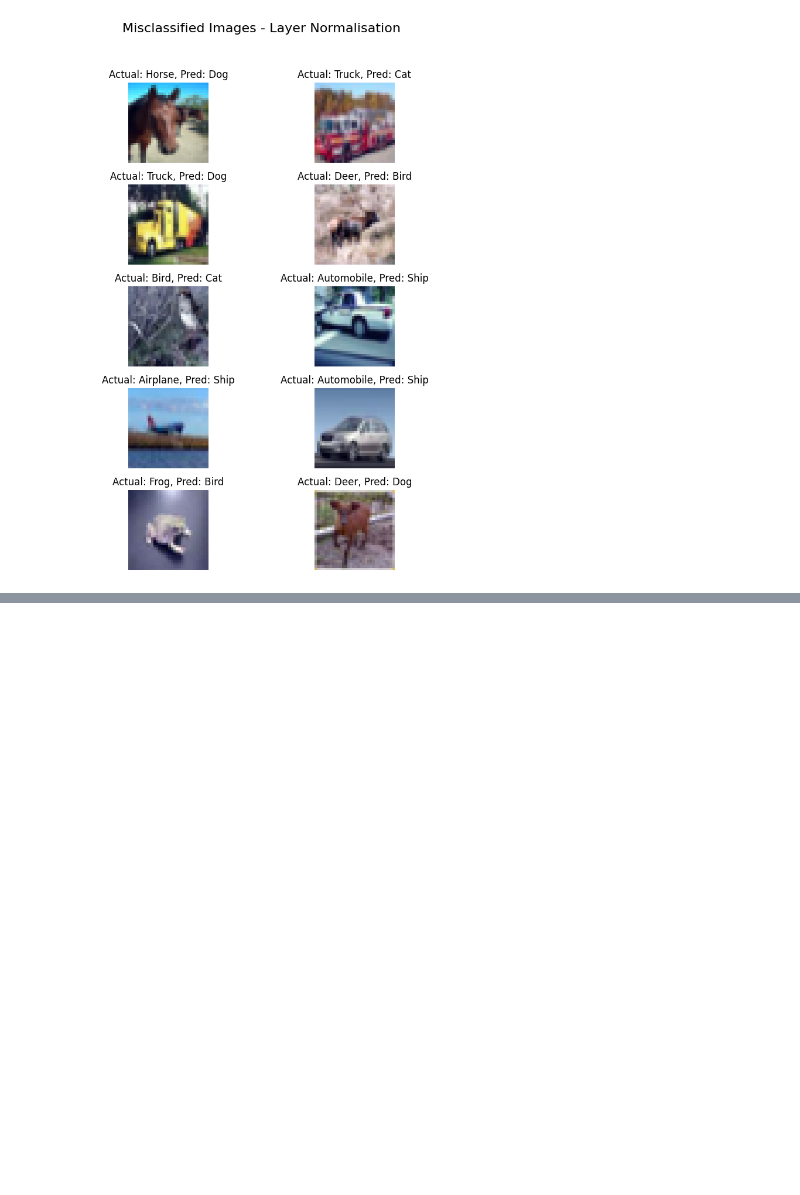
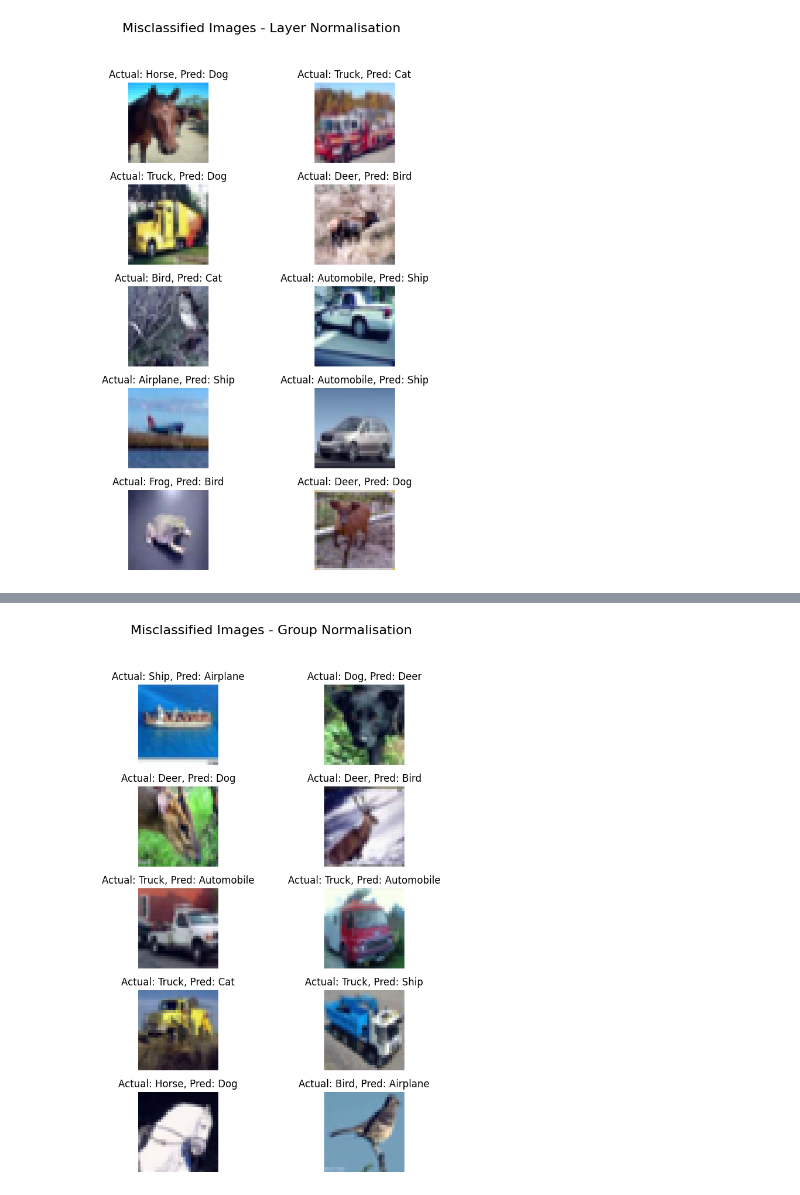
Before and after one commit to ping-Mel/ERV-V2-Assignments, a Jupyter notebook: session8/s8.ipynb, the cells around one changed output, grey strips where cells are left out. Saved outputs shown, nothing was run; the diff lists cells and outputs as text; code cells hidden in the pictures; blank space fills up the shorter version.

Commit message:
add Group Norm class and complete the 3 steps for each model batch, layer and group

```diff
--- a/session8/s8.ipynb
+++ b/session8/s8.ipynb
@@ -671,0 +913,4 @@ show_misclasses(failed_samples,"Misclassified Images - Layer Normalisation")
+# %%
+show_misclasses(failed_samples,"Misclassified Images - Group Normalisation")
+# %% [output]
+[figure, added]
```
Also changed, not shown: parts of 16 cells of this notebook.
